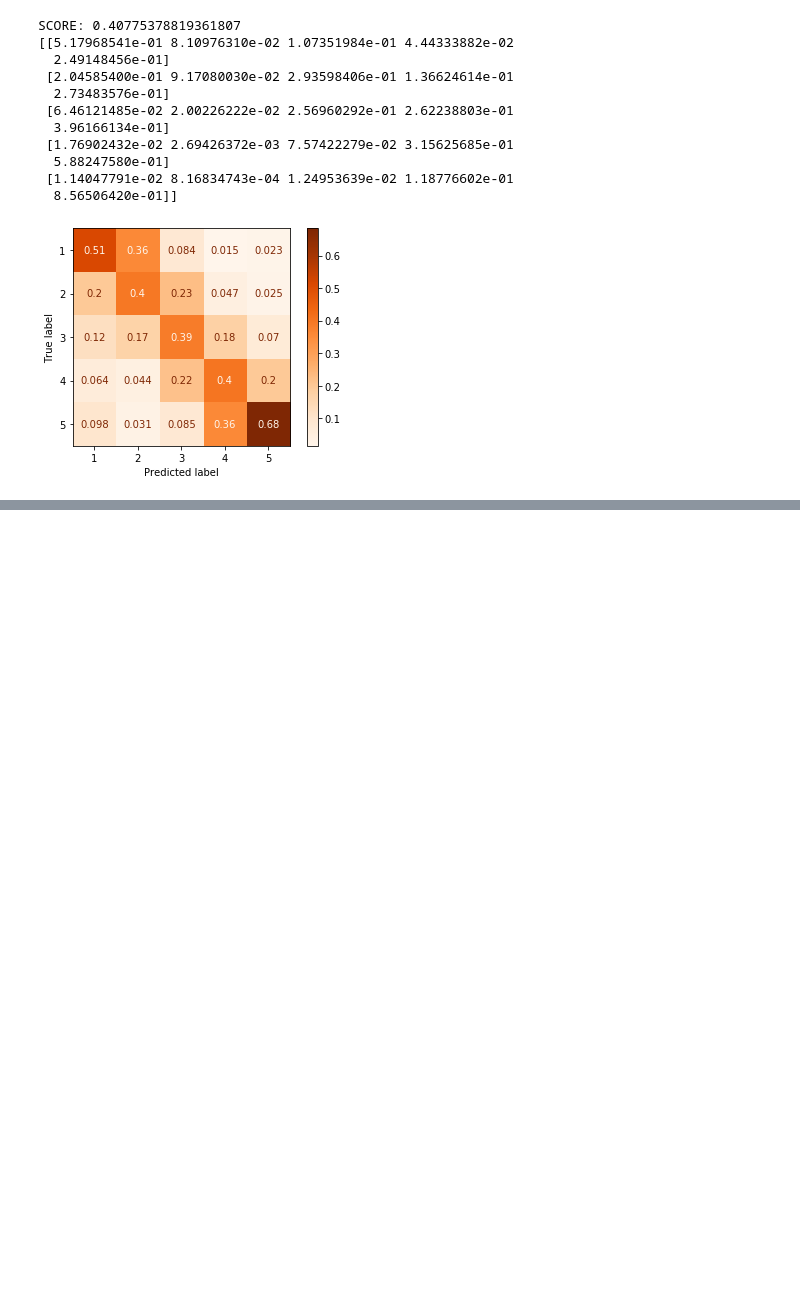
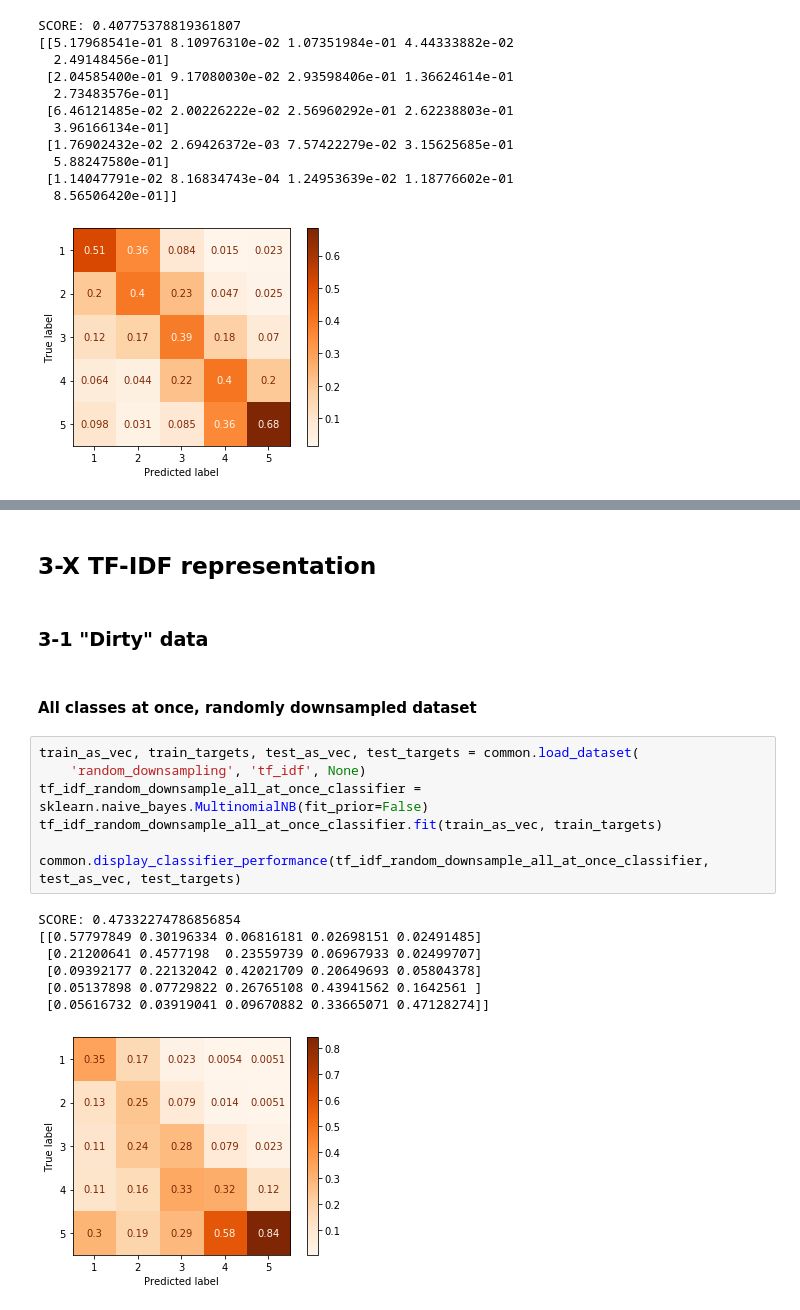
Before and after one commit to Asgavar/amazon-reviews, a Jupyter notebook: experimentation-naive-bayes.ipynb, the cells around one changed output, grey strips where cells are left out. Drawn from its saved outputs; the diff is of its cells as text; blank space fills up the shorter version.

```diff
--- a/experimentation-naive-bayes.ipynb
+++ b/experimentation-naive-bayes.ipynb
@@ -191,0 +245,21 @@ SCORE: 0.40775378819361807
+# %% [markdown]
+## 3-X TF-IDF representation
+# %% [markdown]
+### 3-1 "Dirty" data
+# %% [markdown]
+#### All classes at once, randomly downsampled dataset
+# %%
+train_as_vec, train_targets, test_as_vec, test_targets = common.load_dataset(
+    'random_downsampling', 'tf_idf', None)
+tf_idf_random_downsample_all_at_once_classifier = sklearn.naive_bayes.MultinomialNB(fit_prior=False)
+tf_idf_random_downsample_all_at_once_classifier.fit(train_as_vec, train_targets)
+
+common.display_classifier_performance(tf_idf_random_downsample_all_at_once_classifier, test_as_vec, test_targets)
+# %% [output]
+SCORE: 0.47332274786856854
+[[0.57797849 0.30196334 0.06816181 0.02698151 0.02491485]
+ [0.21200641 0.4577198  0.23559739 0.06967933 0.02499707]
+ [0.09392177 0.22132042 0.42021709 0.20649693 0.05804378]
+ [0.05137898 0.07729822 0.26765108 0.43941562 0.1642561 ]
+ [0.05616732 0.03919041 0.09670882 0.33665071 0.47128274]]
+[figure, added]
```
Also changed, not shown: parts of 11 cells of this notebook, 1 other file.
